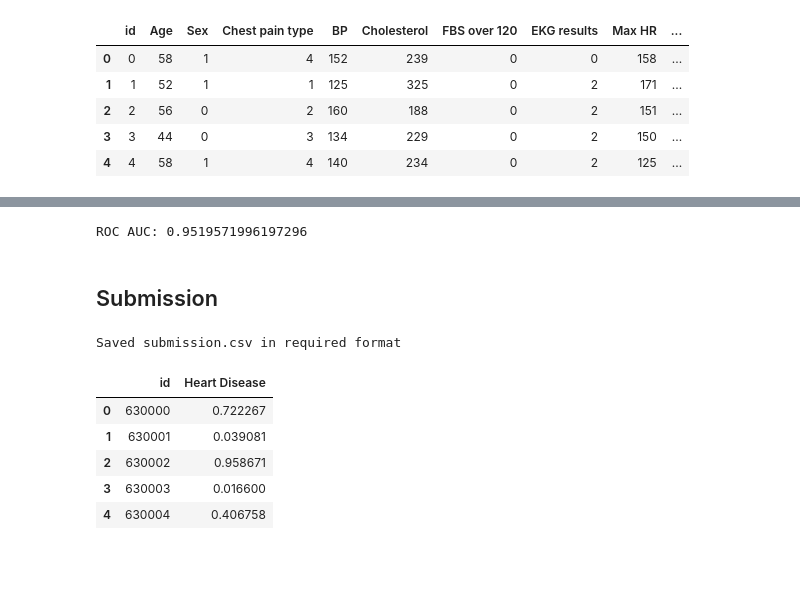
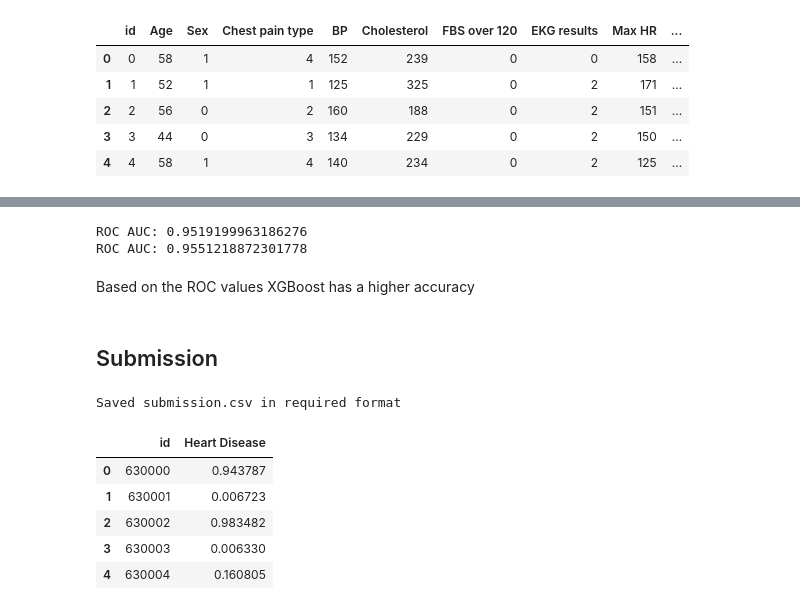
Before and after one commit to TenathDilusha/Heart_Disease_Predictor, a Jupyter notebook: kaggle.ipynb, the cells around one changed output, grey strips where cells are left out. Drawn from its saved outputs; the diff is of its cells as text; code cells hidden in the pictures; blank space fills up the shorter version.

Commit message:
used xgboost

```diff
--- a/kaggle.ipynb
+++ b/kaggle.ipynb
@@ -24,36 +76,57 @@ train.head()
 # %%
-X = train.drop('Heart Disease',axis=1)
-y = train["Heart Disease"]
-y_encoded=LabelEncoder().fit_transform(y)
+X_train, X_val, y_train, y_val = train_test_split(X, y_encoded, test_size=0.2, random_state=1)
 
-X_train, X_val, y_train, y_val = train_test_split(X, y_encoded, test_size=0.2, random_state=42)
+rf = RandomForestClassifier(
+    n_estimators=300,
+    max_depth=10,
+    random_state=42,
+    n_jobs=-1
+)
 
-rf=RandomForestClassifier(n_estimators=300,max_depth=10,random_state=42)
 rf.fit(X_train,y_train)
 
 rf_preds=rf.predict_proba(X_val)[:,1]
 print("ROC AUC:", roc_auc_score(y_val, rf_preds))
+
+xgb = XGBClassifier(
+    n_estimators=500,
+    max_depth=5,
+    learning_rate=0.05,
+    subsample=0.8,
+    colsample_bytree=0.8,
+    random_state=42,
+    eval_metric='logloss'
+)
+
+xgb.fit(X_train, y_train)
+
+xgb_preds = xgb.predict_proba(X_val)[:, 1]
+
+print("ROC AUC:", roc_auc_score(y_val, xgb_preds))
 # %% [output]
-ROC AUC: 0.9519571996197296
+ROC AUC: 0.9519199963186276
+ROC AUC: 0.9551218872301778
+# %% [markdown]
+Based on the ROC values XGBoost has a higher accuracy
 # %% [markdown]
 ## Submission
 # %%
-final_preds = rf.predict_proba(test)[:,1]
+final_preds = xgb.predict_proba(test)[:,1]
 
 submission = pd.DataFrame({
     'id': test['id'],
     'Heart Disease': final_preds
 })
 
 # Save submission file in required format (id,Heart Disease)
 submission.to_csv('submission.csv', index=False)
 print('Saved submission.csv in required format')
 submission.head()
 # %% [output]
 Saved submission.csv in required format
 |  | id | Heart Disease |
-| 0 | 630000 | 0.722267 |
-| 1 | 630001 | 0.039081 |
-| 2 | 630002 | 0.958671 |
-| 3 | 630003 | 0.016600 |
-| 4 | 630004 | 0.406758 |
+| 0 | 630000 | 0.943787 |
+| 1 | 630001 | 0.006723 |
+| 2 | 630002 | 0.983482 |
+| 3 | 630003 | 0.006330 |
+| 4 | 630004 | 0.160805 |
```
Also changed, not shown: parts of 4 cells of this notebook, 1 other file.
